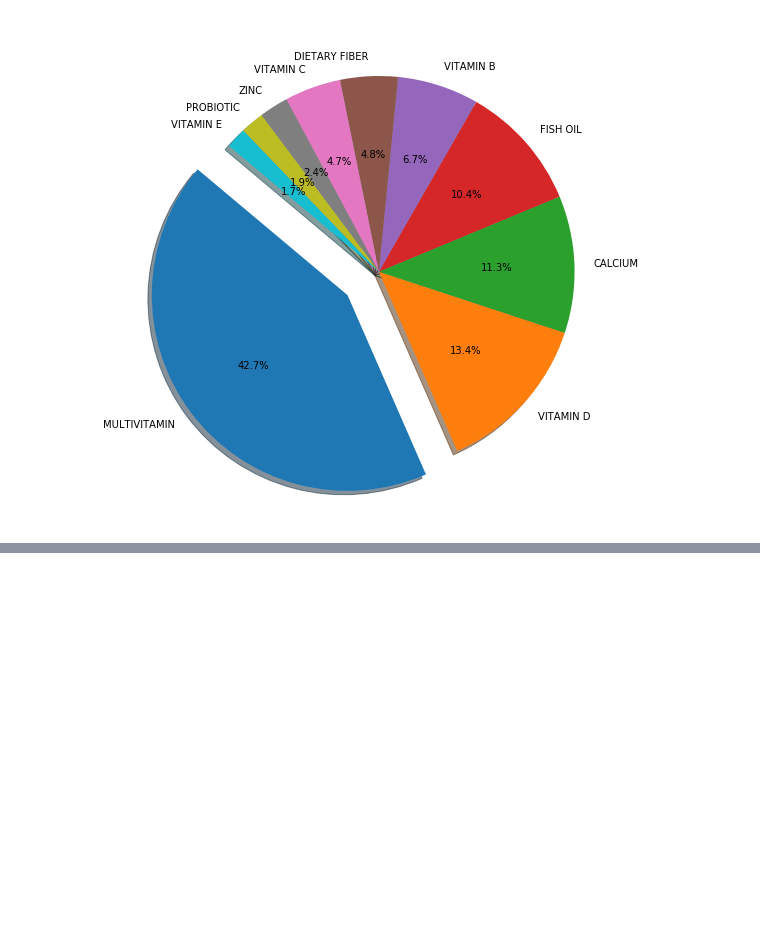
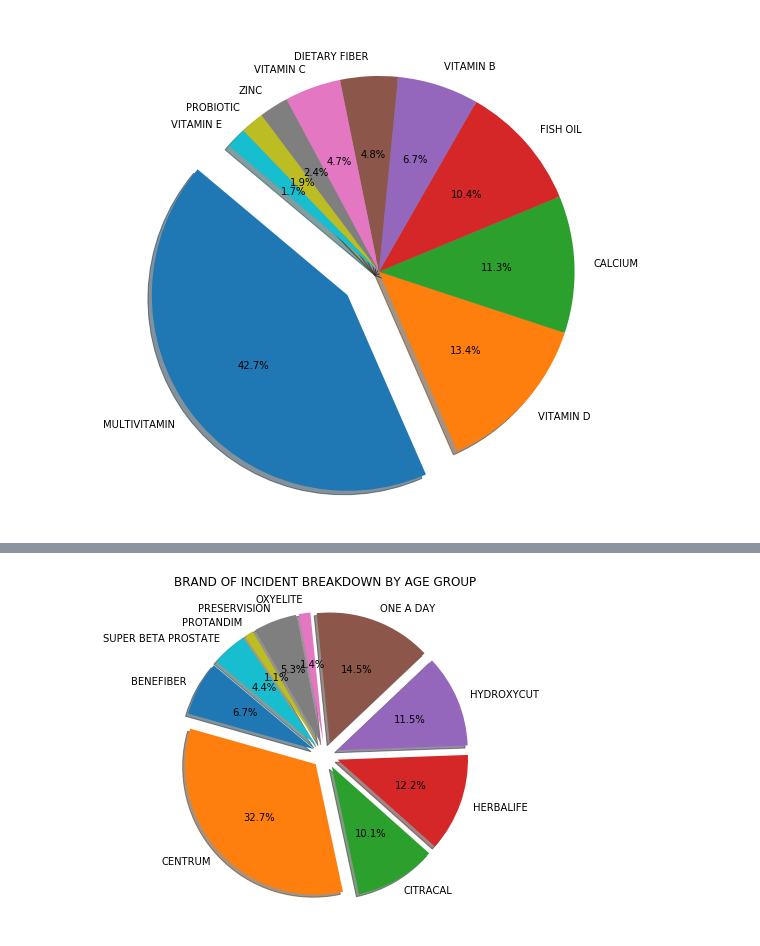
Before and after one commit to ying-li-python/Vita-Mine, a Jupyter notebook: PROJECT.ipynb, the cells around one changed output, grey strips where cells are left out. Cells and saved outputs as stored; diff of their text form; code cells hidden in the pictures; blank space fills up the shorter version.

```diff
--- a/PROJECT.ipynb
+++ b/PROJECT.ipynb
@@ -141,0 +175,12 @@ Reject Null Hypothese, We conclude that there is significant difference between
+# %%
+dfprod=df.groupby("Brand/Product")["Outcome"].count()
+dfprod
+explode111=np.zeros(len(dfprod))
+explode111[:]=0.1
+plt.figure(figsize=(10,6))
+plt.pie(dfprod.values, explode=explode111, labels=dfprod.index,
+        autopct="%1.1f%%", shadow=True, startangle=140)
+plt.title("BRAND OF INCIDENT BREAKDOWN BY AGE GROUP")
+plt.show()
+# %% [output]
+[figure, added]
```
Also changed, not shown: parts of 9 cells of this notebook, 2 other files.
